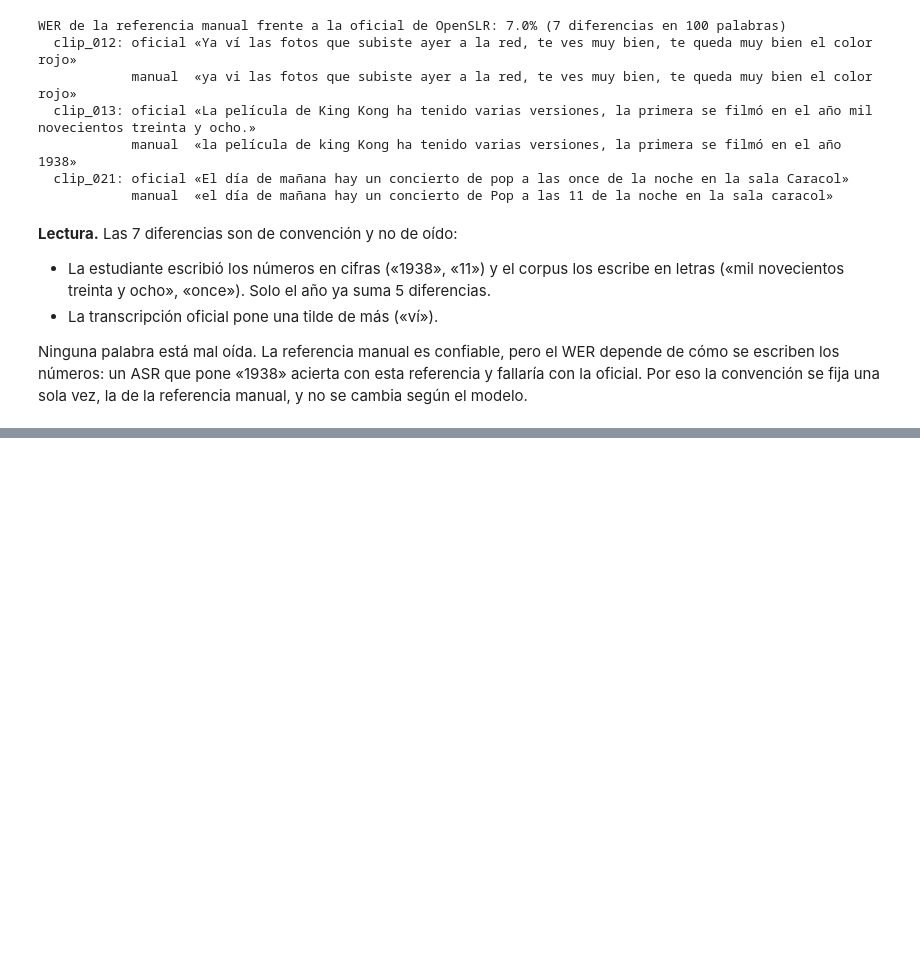
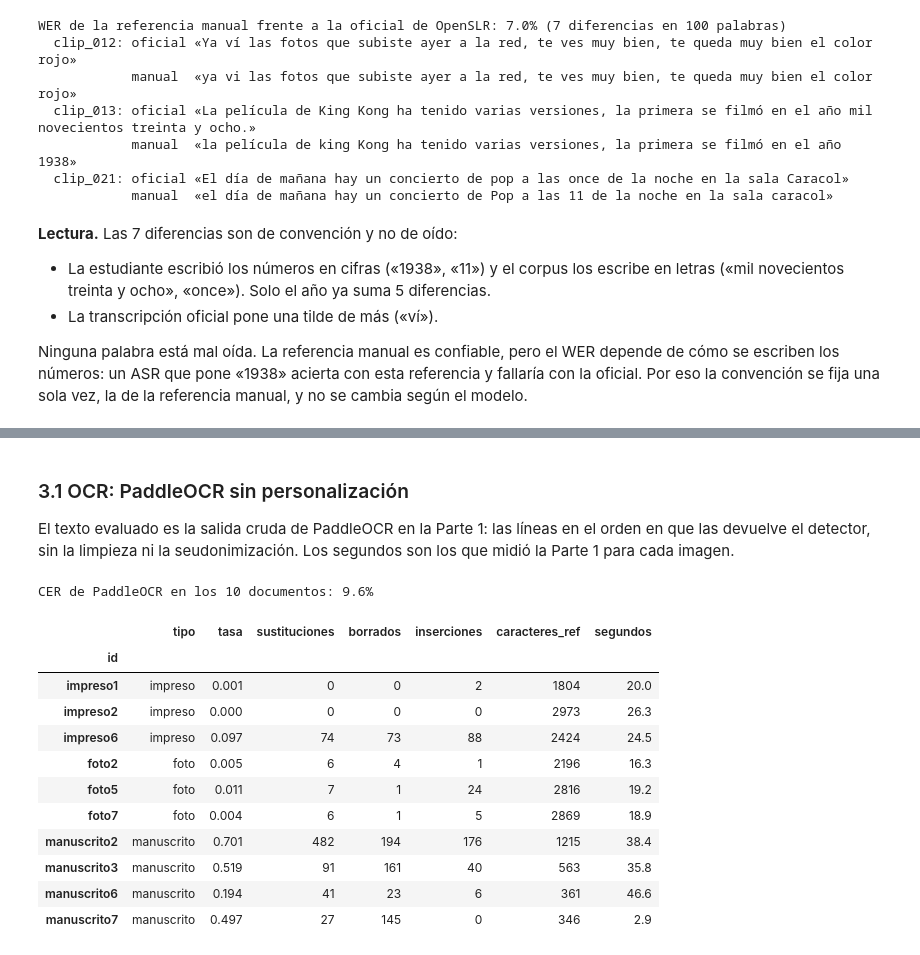
Before and after one commit to IvettexMamani/diplomado-python-2026, a Jupyter notebook: tarea_2/02_evaluacion.ipynb, the cells around one changed output, grey strips where cells are left out. Drawn from its saved outputs; the diff is of its cells as text; code cells hidden in the pictures; blank space fills up the shorter version.

```diff
--- a/tarea_2/02_evaluacion.ipynb
+++ b/tarea_2/02_evaluacion.ipynb
@@ -319,0 +324,62 @@ Ninguna palabra está mal oída. La referencia manual es confiable, pero el WER
+# %%
+def correr(nombre, ids, cargar, procesar):
+    "Corre un modelo sobre ids con caché por archivo; solo carga el modelo si falta alguna salida."
+    carpeta = EVAL_DIR / nombre
+    carpeta.mkdir(parents=True, exist_ok=True)
+    faltan = [i for i in ids if not (carpeta / f"{i}.json").exists()]
+    if faltan:
+        t0 = time.perf_counter()
+        modelo = cargar()
+        (carpeta / "_carga.json").write_text(json.dumps({"segundos_carga": round(time.perf_counter() - t0, 1)}))
+        for i in faltan:
+            t0 = time.perf_counter()
+            texto = procesar(modelo, i)
+            salida = {"id": i, "texto": texto, "segundos": round(time.perf_counter() - t0, 2), "fecha": FECHA}
+            (carpeta / f"{i}.json").write_text(json.dumps(salida, ensure_ascii=False), encoding="utf-8")
+        del modelo
+        gc.collect()
+    salidas = {i: json.loads((carpeta / f"{i}.json").read_text(encoding="utf-8")) for i in ids}
+    return salidas, json.loads((carpeta / "_carga.json").read_text())
+
+
+def tabla(salidas, modelo, unidad, base):
+    "Métrica por archivo de un modelo (base: DataFrame con la columna de grupo y la duración si es audio)."
+    filas = [{"id": i, "modelo": modelo, **medir([referencias[i]], [s["texto"]], unidad), "segundos": s["segundos"]}
+             for i, s in salidas.items()]
+    return base.join(pd.DataFrame(filas).set_index("id"))
+
+
+def resumen(t, grupo):
+    "Métrica agregada (errores totales / referencia total) por modelo y grupo."
+    unidad = "caracteres_ref" if "caracteres_ref" in t else "palabras_ref"
+    errores = t["sustituciones"] + t["borrados"] + t["inserciones"]
+    return (t.assign(errores=errores).groupby(["modelo", grupo])[["errores", unidad]].sum()
+             .pipe(lambda g: g["errores"] / g[unidad]).unstack(grupo))
+# %% [markdown]
+### 3.1 OCR: PaddleOCR sin personalización
+
+El texto evaluado es la salida cruda de PaddleOCR en la Parte 1: las líneas en el orden en que las devuelve el detector, sin la limpieza ni la seudonimización. Los segundos son los que midió la Parte 1 para cada imagen.
+# %%
+def leer_paddle(i):
+    j = json.loads((RAW / "documentos" / "ocr" / f"{i}.json").read_text(encoding="utf-8"))
+    return {"id": i, "texto": "\n".join(l["texto"] for l in j["lineas"]), "segundos": j["segundos"]}
+
+
+salidas_ocr = {"PaddleOCR": {i: leer_paddle(i) for i in muestra_docs}}
+cer = tabla(salidas_ocr["PaddleOCR"], "PaddleOCR", "caracteres", m_docs)
+print(f"CER de PaddleOCR en los 10 documentos: {medir([referencias[i] for i in muestra_docs], [salidas_ocr['PaddleOCR'][i]['texto'] for i in muestra_docs], 'caracteres')['tasa']:.1%}")
+cer[["tipo", "tasa", "sustituciones", "borrados", "inserciones", "caracteres_ref", "segundos"]].round(3)
+# %% [output]
+CER de PaddleOCR en los 10 documentos: 9.6%
+|  | tipo | tasa | sustituciones | borrados | inserciones | caracteres_ref | segundos |
+| id |  |  |  |  |  |  |  |
+| impreso1 | impreso | 0.001 | 0 | 0 | 2 | 1804 | 20.0 |
+| impreso2 | impreso | 0.000 | 0 | 0 | 0 | 2973 | 26.3 |
+| impreso6 | impreso | 0.097 | 74 | 73 | 88 | 2424 | 24.5 |
+| foto2 | foto | 0.005 | 6 | 4 | 1 | 2196 | 16.3 |
+| foto5 | foto | 0.011 | 7 | 1 | 24 | 2816 | 19.2 |
+| foto7 | foto | 0.004 | 6 | 1 | 5 | 2869 | 18.9 |
+| manuscrito2 | manuscrito | 0.701 | 482 | 194 | 176 | 1215 | 38.4 |
+| manuscrito3 | manuscrito | 0.519 | 91 | 161 | 40 | 563 | 35.8 |
+| manuscrito6 | manuscrito | 0.194 | 41 | 23 | 6 | 361 | 46.6 |
+| manuscrito7 | manuscrito | 0.497 | 27 | 145 | 0 | 346 | 2.9 |
```
Also changed, not shown: parts of 5 cells of this notebook.
